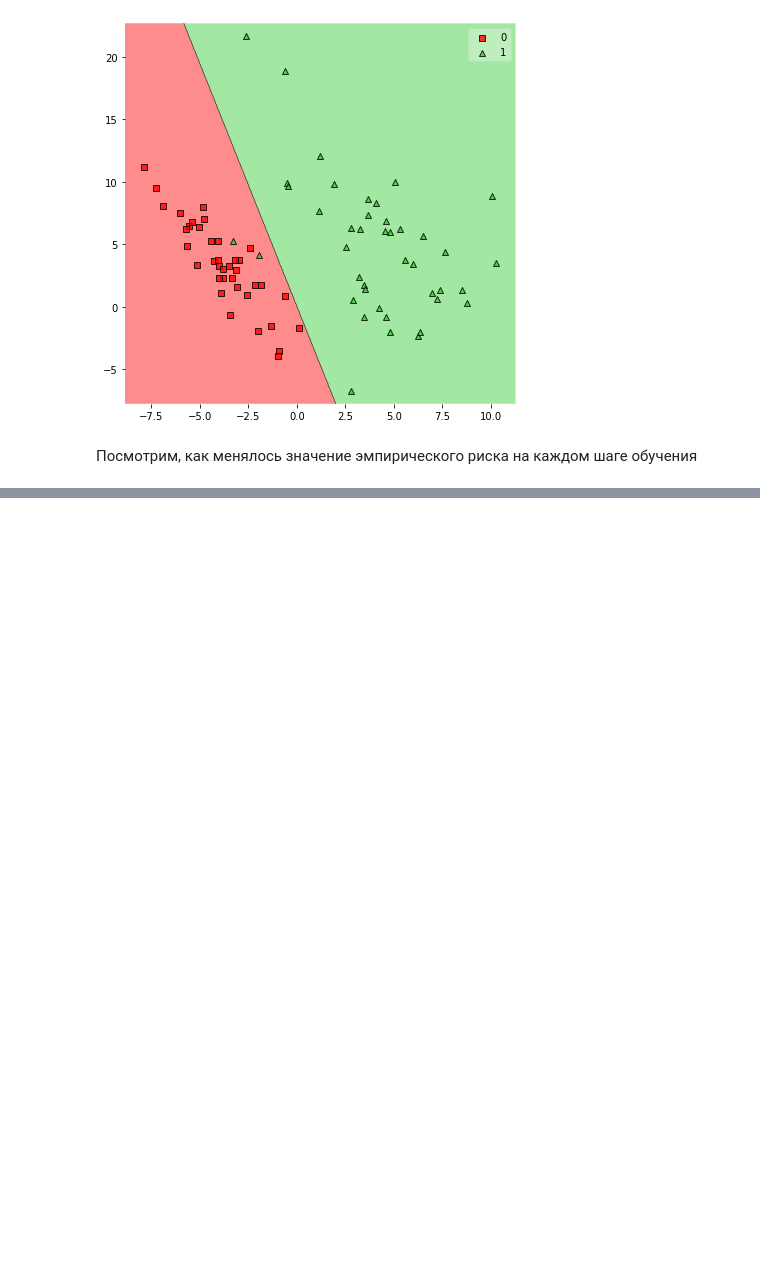
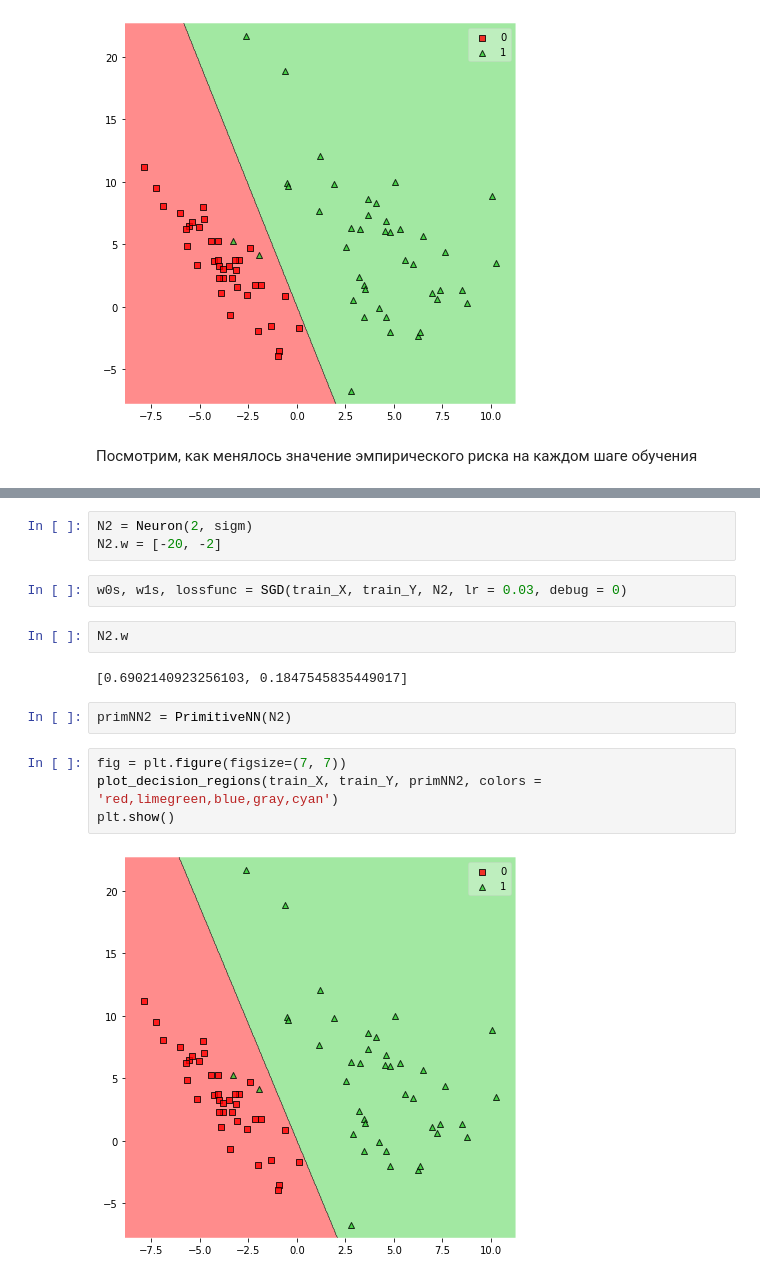
Before and after one commit to yuriy5139/MachineLearning, a Jupyter notebook: Neural Networks basics.ipynb, the cells around one changed output, grey strips where cells are left out. Drawn from its saved outputs; the diff is of its cells as text; blank space fills up the shorter version.

```diff
--- a/Neural Networks basics.ipynb
+++ b/Neural Networks basics.ipynb
@@ -229,0 +276,17 @@ pylab.show()
+# %%
+N2 = Neuron(2, sigm)
+N2.w = [-20, -2]
+# %%
+w0s, w1s, lossfunc = SGD(train_X, train_Y, N2, lr = 0.03, debug = 0)
+# %%
+N2.w
+# %% [output]
+[0.6902140923256103, 0.1847545835449017]
+# %%
+primNN2 = PrimitiveNN(N2)
+# %%
+fig = plt.figure(figsize=(7, 7))
+plot_decision_regions(train_X, train_Y, primNN2, colors = 'red,limegreen,blue,gray,cyan')
+plt.show()
+# %% [output]
+[figure, added]
```
Also changed, not shown: parts of 24 cells of this notebook.
